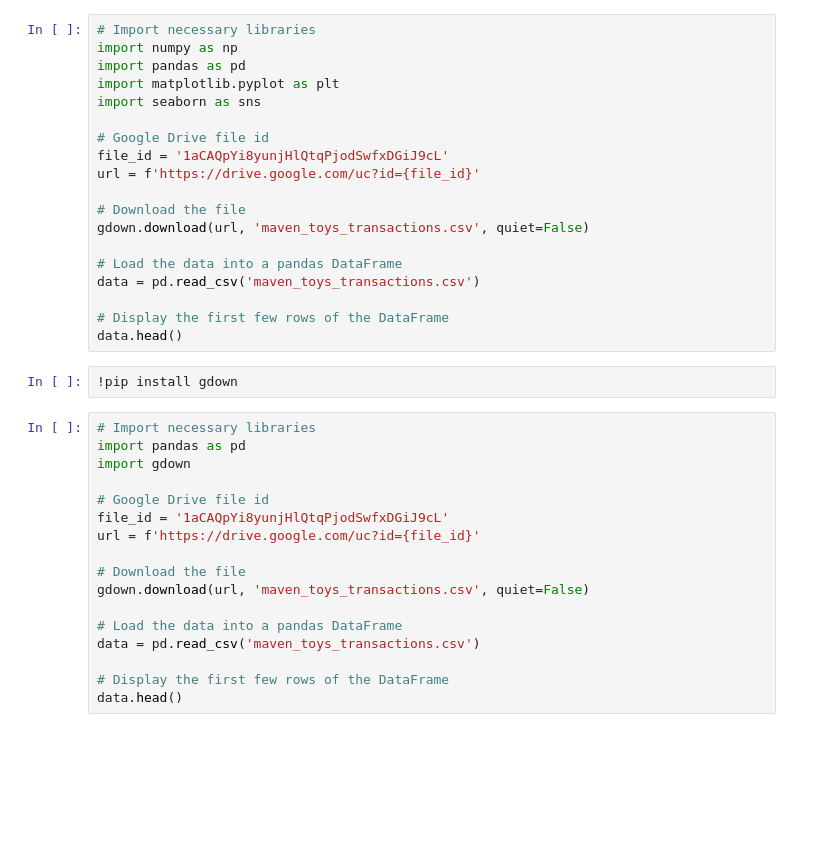
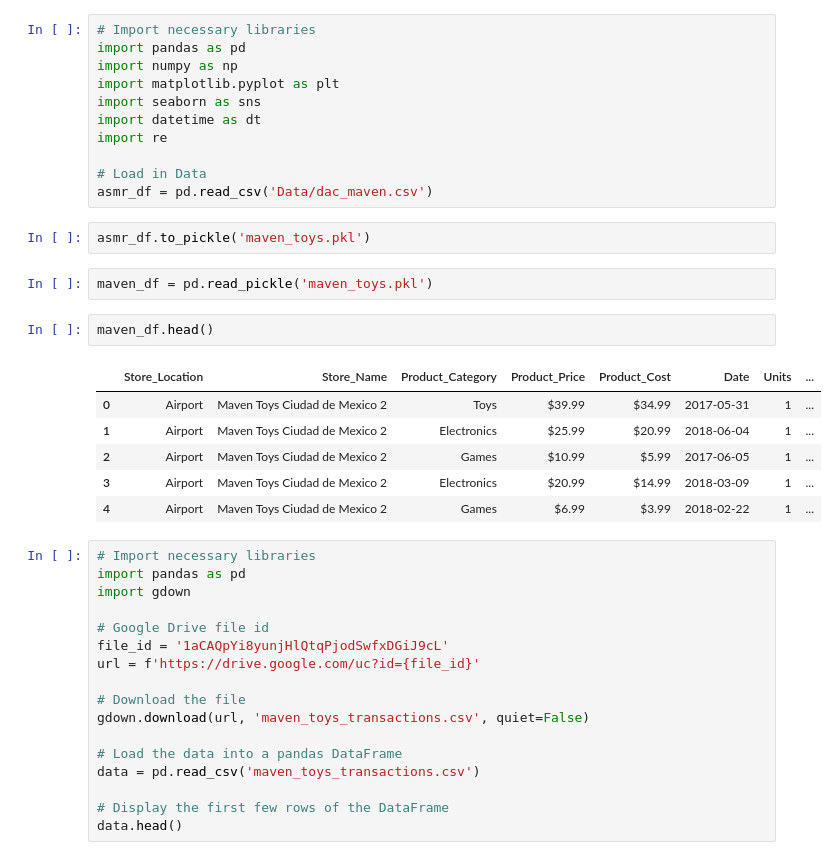
Before and after one commit to tianlan8/maven_toys_analysis, a Jupyter notebook: Maven_Toys_Data_Analysis.ipynb, the cells around one changed output. Drawn from its saved outputs; the diff is of its cells as text; blank space fills up the shorter version.

```diff
--- a/Maven_Toys_Data_Analysis.ipynb
+++ b/Maven_Toys_Data_Analysis.ipynb
@@ -1,24 +1,27 @@
 # %%
 # Import necessary libraries
+import pandas as pd
 import numpy as np
-import pandas as pd
 import matplotlib.pyplot as plt
 import seaborn as sns
+import datetime as dt
+import re
 
-# Google Drive file id
-file_id = '1aCAQpYi8yunjHlQtqPjodSwfxDGiJ9cL'
-url = f'https://drive.google.com/uc?id={file_id}'
-
-# Download the file
-gdown.download(url, 'maven_toys_transactions.csv', quiet=False)
-
-# Load the data into a pandas DataFrame
-data = pd.read_csv('maven_toys_transactions.csv')
-
-# Display the first few rows of the DataFrame
-data.head()
+# Load in Data
+asmr_df = pd.read_csv('Data/dac_maven.csv')
+# %%
+asmr_df.to_pickle('maven_toys.pkl')
+# %%
+maven_df = pd.read_pickle('maven_toys.pkl')
 # %%
-!pip install gdown
+maven_df.head()
+# %% [output]
+|  | Store_Location | Store_Name | Product_Category | Product_Price | Product_Cost | Date | Units | ... |
+| 0 | Airport | Maven Toys Ciudad de Mexico 2 | Toys | $39.99 | $34.99 | 2017-05-31 | 1 | ... |
+| 1 | Airport | Maven Toys Ciudad de Mexico 2 | Electronics | $25.99 | $20.99 | 2018-06-04 | 1 | ... |
+| 2 | Airport | Maven Toys Ciudad de Mexico 2 | Games | $10.99 | $5.99 | 2017-06-05 | 1 | ... |
+| 3 | Airport | Maven Toys Ciudad de Mexico 2 | Electronics | $20.99 | $14.99 | 2018-03-09 | 1 | ... |
+| 4 | Airport | Maven Toys Ciudad de Mexico 2 | Games | $6.99 | $3.99 | 2018-02-22 | 1 | ... |
 # %%
 # Import necessary libraries
 import pandas as pd
```
Also changed, not shown: 1 other file.
